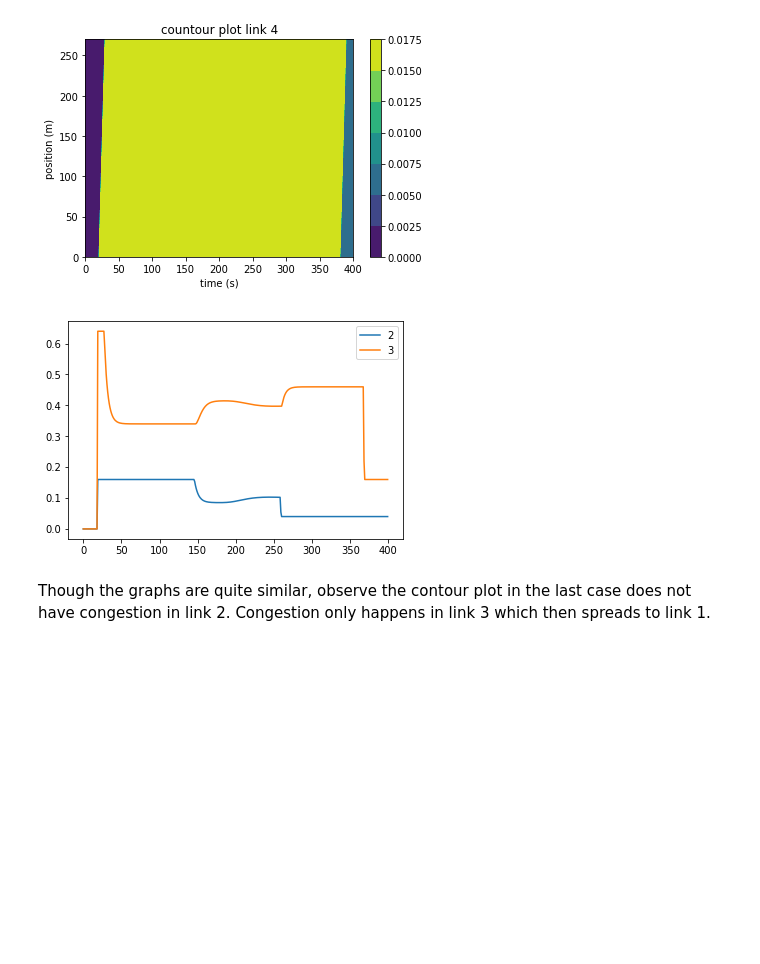
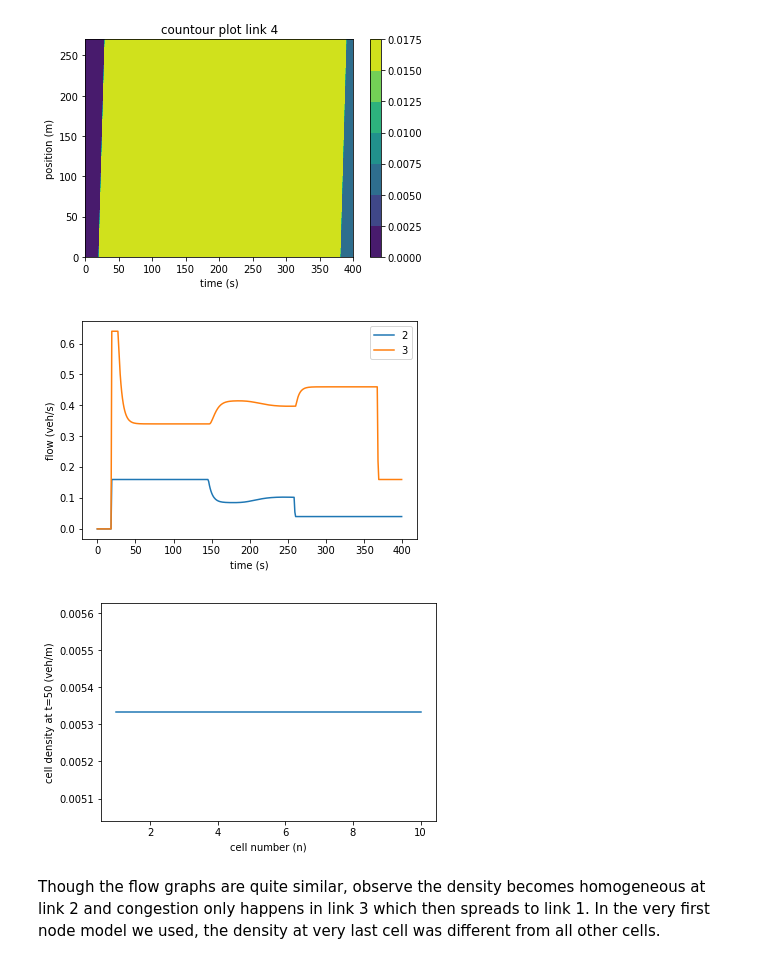
Before and after one commit to PyTrans/traffic-flow-theory, a Jupyter notebook: CTM-Networks.ipynb, the cells around one changed output. Drawn from its saved outputs; the diff is of its cells as text; code cells hidden in the pictures; blank space fills up the shorter version.

```diff
--- a/CTM-Networks.ipynb
+++ b/CTM-Networks.ipynb
@@ -401,9 +409,17 @@ pylab.show()
 # %%
 pylab.plot([i for i in range(total_steps)], link_2.flows[9,:], label=2)
 pylab.plot([i for i in range(total_steps)], link_3.flows[9,:], label=3)
+pylab.xlabel("time (s)")
+pylab.ylabel("flow (veh/s)")
 pylab.legend(loc=1)
 pylab.show()
+
+pylab.plot(range(1,11), link_2.densities[:,50])
+pylab.xlabel("cell number (n)")
+pylab.ylabel("cell density at t=50 (veh/m)")
+pylab.show()
 # %% [output]
-[figure, old version]
+[figure, new version]
+[figure, added]
 # %% [markdown]
-Though the graphs are quite similar, observe the contour plot in the last case does not have congestion in link 2. Congestion only happens in link 3 which then spreads to link 1.
+Though the flow graphs are quite similar, observe the density becomes homogeneous at link 2 and congestion only happens in link 3 which then spreads to link 1. In the very first node model we used, the density at very last cell was different from all other cells.
```
Also changed, not shown: parts of 3 cells of this notebook, 1 other file.
